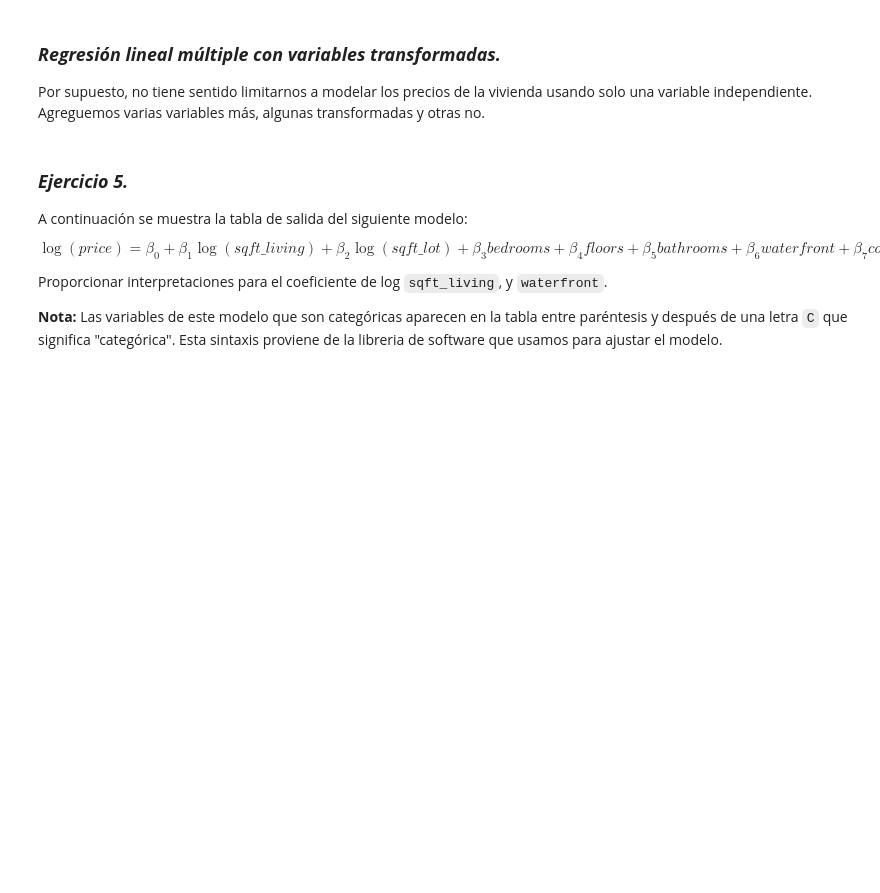
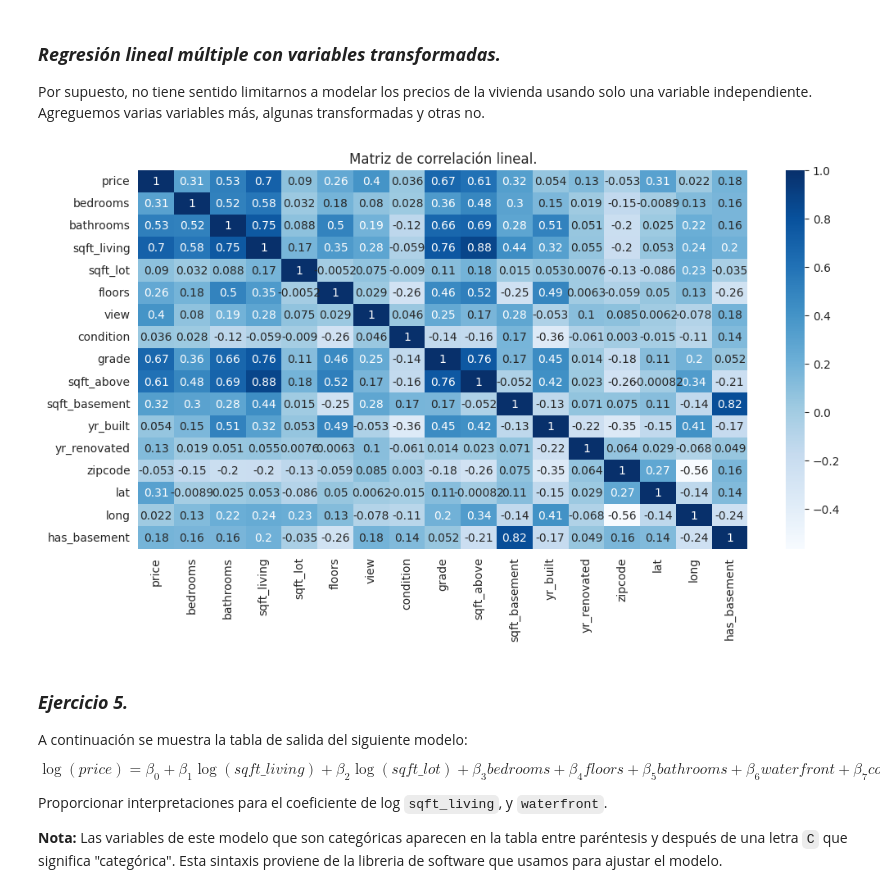
Before and after one commit to jazaineam1/Diplomado_ucentral_ME, a Jupyter notebook: Cuadernos/Linear_Regression_Part_II_stud.ipynb, the cells around one changed output. Saved outputs shown, nothing was run; the diff lists cells and outputs as text; code cells hidden in the pictures; blank space fills up the shorter version.

```diff
--- a/Cuadernos/Linear_Regression_Part_II_stud.ipynb
+++ b/Cuadernos/Linear_Regression_Part_II_stud.ipynb
@@ -433,6 +434,14 @@ Tenemos que BC es $\lambda=-0.23$, por lo que parece sensato usar la transformac
 ### ***Regresión lineal múltiple con variables transformadas.***
 
 Por supuesto, no tiene sentido limitarnos a modelar los precios de la vivienda usando solo una variable independiente. Agreguemos varias variables más, algunas transformadas y otras no.
+# %%
+plt.figure(figsize = (12,6))
+corr_mat = df.select_dtypes("number").corr()
+sns.heatmap(corr_mat, cmap="Blues", annot=True)
+plt.title("Matriz de correlación lineal.")
+plt.show()
+# %% [output]
+[figure, added]
 # %% [markdown]
 ### ***Ejercicio 5.***
 
```
Also changed, not shown: parts of 20 cells of this notebook.
